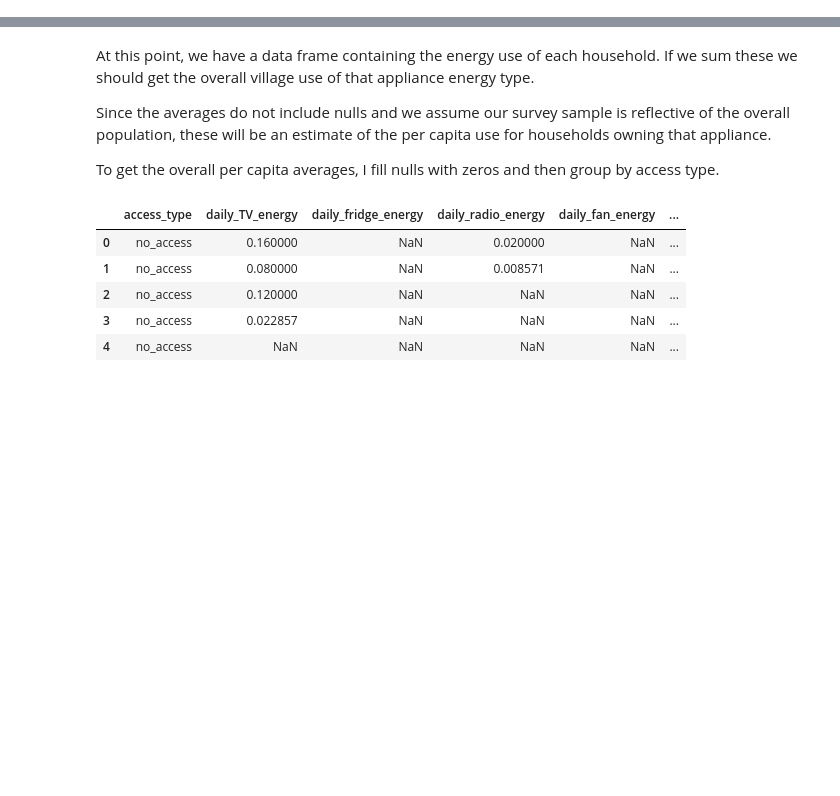
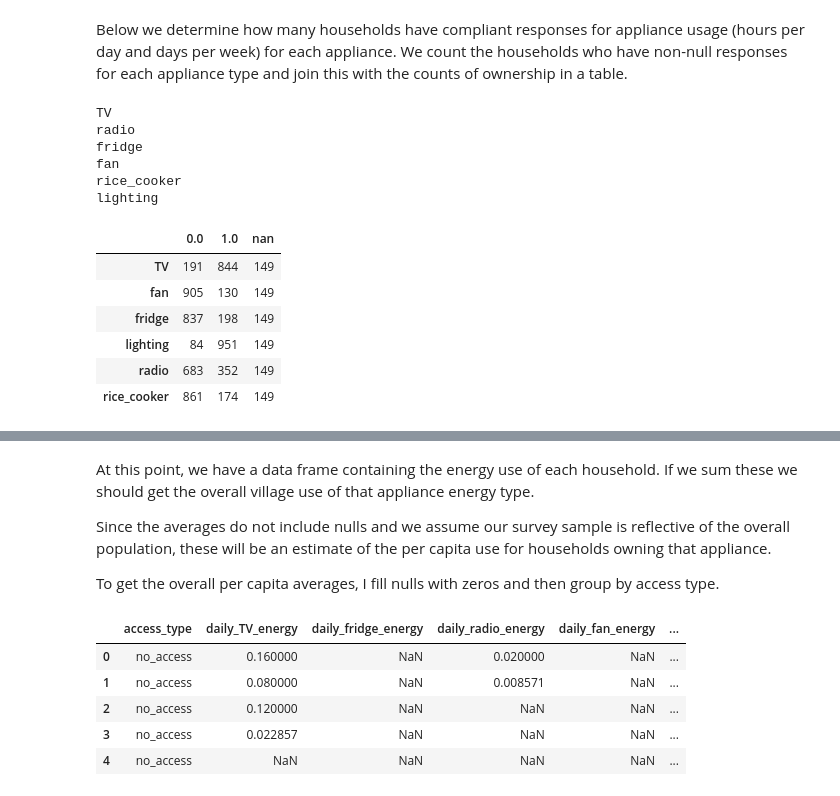
Before and after one commit to dsoto/WP17, a Jupyter notebook: figures/energy-by-end-use.ipynb, the cells around one changed output, grey strips where cells are left out. Saved outputs shown, nothing was run; the diff lists cells and outputs as text; code cells hidden in the pictures; blank space fills up the shorter version.

```diff
--- a/figures/energy-by-end-use.ipynb
+++ b/figures/energy-by-end-use.ipynb
@@ -22,0 +70,40 @@ survey['access_type'] = sti.access_type(survey)
+# %% [markdown]
+Below we determine how many households have compliant responses for appliance usage (hours per day and days per week) for each appliance.
+We count the households who have non-null responses for each appliance type and join this with the counts of ownership in a table.
+# %%
+own_dict = {}
+use_dict = {}
+
+for app in ['TV', 'radio', 'fridge', 'fan', 'rice_cooker', 'lighting']:
+    columns = []
+    # generate column labels for each appliance
+    own = 'app_now/{}'.format(app)
+    use = ['app_{}_per_wk'.format(app), 'app_{}_hrs'.format(app)]
+
+    print(app)
+    #print(nonulls.value_counts())
+
+    #print(survey[own].value_counts(dropna=False))
+    own_dict[app] = survey[own].value_counts(dropna=False)
+
+    # true values means households owning appliances reported usage numbers
+    # print(survey[survey[own]==1][use].notnull().all(axis=1).value_counts())
+    use_dict[app] = survey[survey[own]==1][use].notnull().all(axis=1).value_counts()
+# %% [output]
+TV
+radio
+fridge
+fan
+rice_cooker
+lighting
+# %%
+own = pd.DataFrame(own_dict).T
+own
+# %% [output]
+|  | 0.0 | 1.0 | nan |
+| TV | 191 | 844 | 149 |
+| fan | 905 | 130 | 149 |
+| fridge | 837 | 198 | 149 |
+| lighting | 84 | 951 | 149 |
+| radio | 683 | 352 | 149 |
+| rice_cooker | 861 | 174 | 149 |
```
Also changed, not shown: parts of 15 cells of this notebook.
